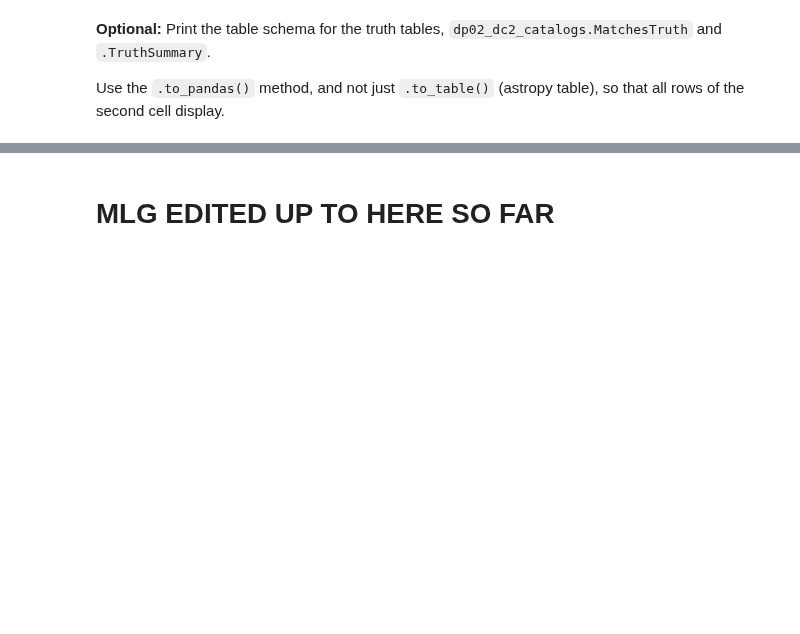
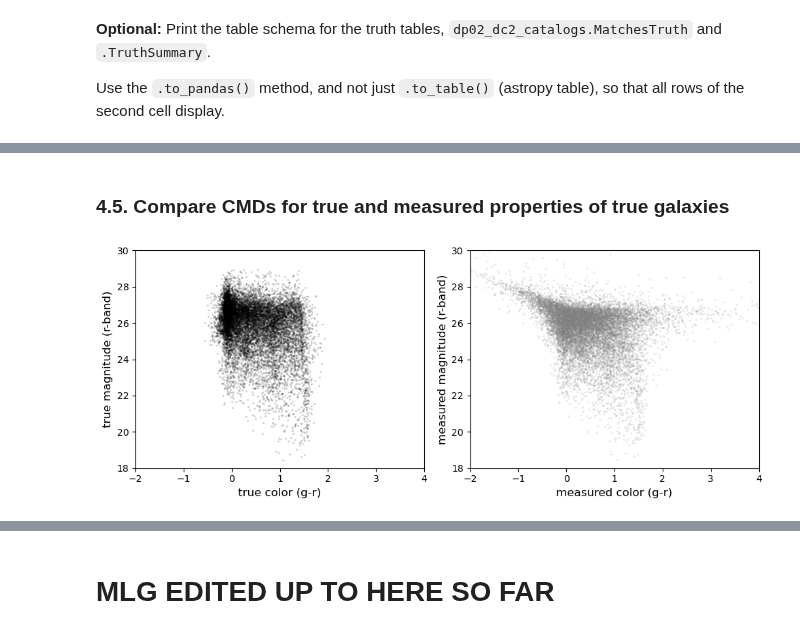
Before and after one commit to rubin-dp0/cst-dev, a Jupyter notebook: MLG_sandbox/DP02/draft_06_Truth_Tables.ipynb, the cells around one changed output, grey strips where cells are left out. Drawn from its saved outputs; the diff is of its cells as text; code cells hidden in the pictures; blank space fills up the shorter version.

```diff
--- a/MLG_sandbox/DP02/draft_06_Truth_Tables.ipynb
+++ b/MLG_sandbox/DP02/draft_06_Truth_Tables.ipynb
@@ -87,0 +434,21 @@ results.to_table().to_pandas()
+# %% [markdown]
+### 4.5. Compare CMDs for true and measured properties of true galaxies
+# %%
+fig, ax = plt.subplots(1, 2, figsize=(10, 4))
+ax[0].plot(-2.5*np.log10(results['ts_flux_g']/results['ts_flux_r']), results['ts_mag_r'], \
+           'o', ms=2, alpha=0.2, mew=0, color='black')
+
+ax[1].plot(-2.5*np.log10(results['obj_g_cModelFlux']/results['obj_r_cModelFlux']), results['obj_cModelMag_r'], \
+           'o', ms=2, alpha=0.2, mew=0, color='grey')
+ax[0].set_xlabel('true color (g-r)', fontsize=12)
+ax[0].set_ylabel('true magnitude (r-band)', fontsize=12)
+ax[0].set_xlim([-2, 4])
+ax[0].set_ylim([18, 30])
+ax[1].set_xlabel('measured color (g-r)', fontsize=12)
+ax[1].set_ylabel('measured magnitude (r-band)', fontsize=12)
+ax[1].set_xlim([-2, 4])
+ax[1].set_ylim([18, 30])
+plt.tight_layout()
+plt.show()
+# %% [output]
+[figure, added]
```
Also changed, not shown: parts of 46 cells of this notebook.
